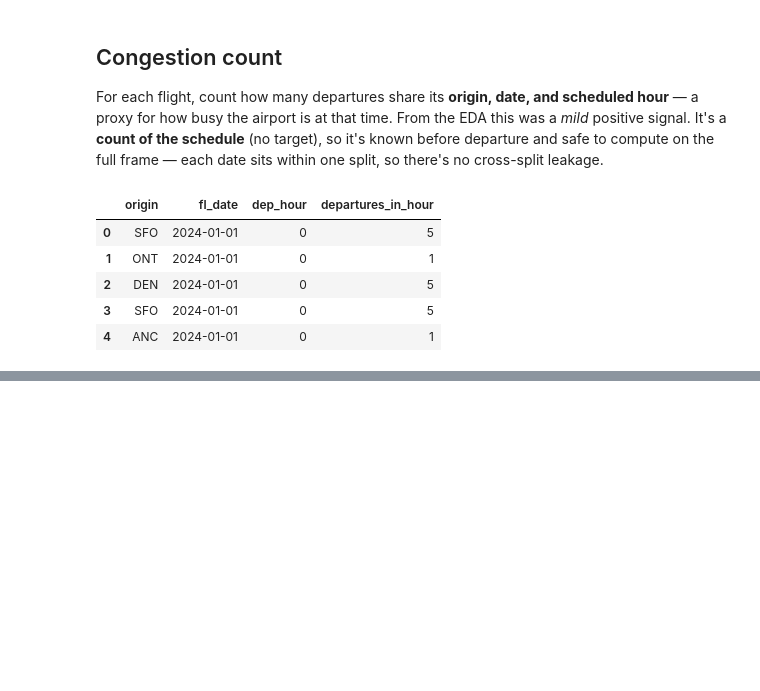
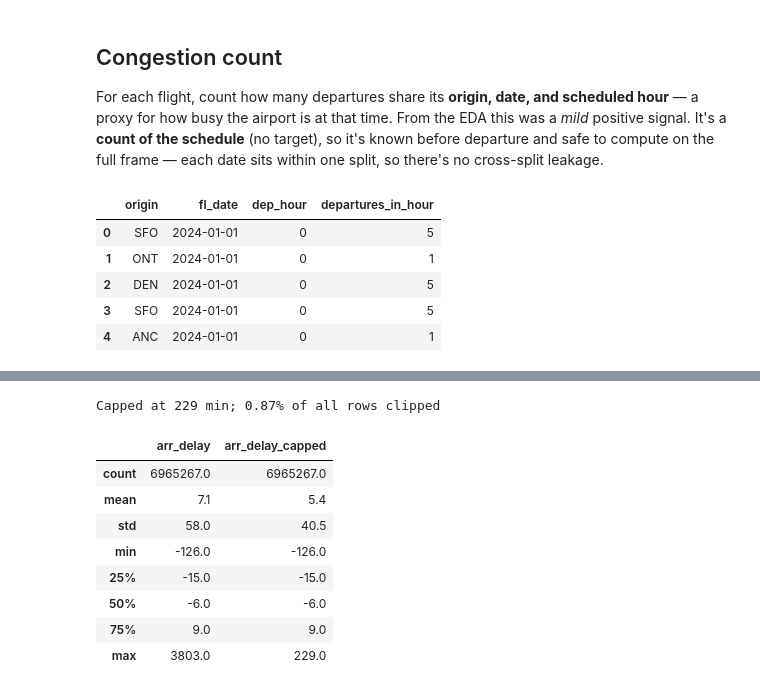
Before and after one commit to AdelinChaushev/Flight-Delay, a Jupyter notebook: notebooks/Feature_Engineering.ipynb, the cells around one changed output, grey strips where cells are left out. Saved outputs shown, nothing was run; the diff lists cells and outputs as text; code cells hidden in the pictures; blank space fills up the shorter version.

```diff
--- a/notebooks/Feature_Engineering.ipynb
+++ b/notebooks/Feature_Engineering.ipynb
@@ -165,0 +283,17 @@ flights[["origin", "fl_date", "dep_hour", "departures_in_hour"]].head()
+# %%
+
+flights["arr_delay_capped"] = flights["arr_delay"].clip(upper=c_pct)
+print(f"Capped at {c_pct:.0f} min; "
+      f"{(flights['arr_delay'] > c_pct).mean() * 100:.2f}% of all rows clipped")
+flights[["arr_delay", "arr_delay_capped"]].describe().round(1)
+# %% [output]
+Capped at 229 min; 0.87% of all rows clipped
+|  | arr_delay | arr_delay_capped |
+| count | 6965267.0 | 6965267.0 |
+| mean | 7.1 | 5.4 |
+| std | 58.0 | 40.5 |
+| min | -126.0 | -126.0 |
+| 25% | -15.0 | -15.0 |
+| 50% | -6.0 | -6.0 |
+| 75% | 9.0 | 9.0 |
+| max | 3803.0 | 229.0 |
```
Also changed, not shown: parts of 10 cells of this notebook.
